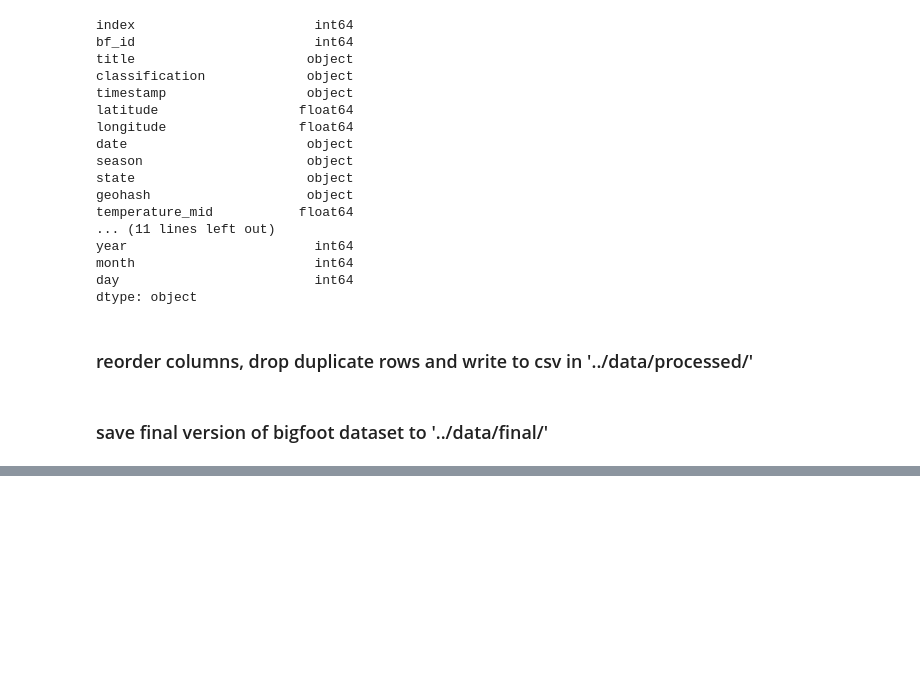
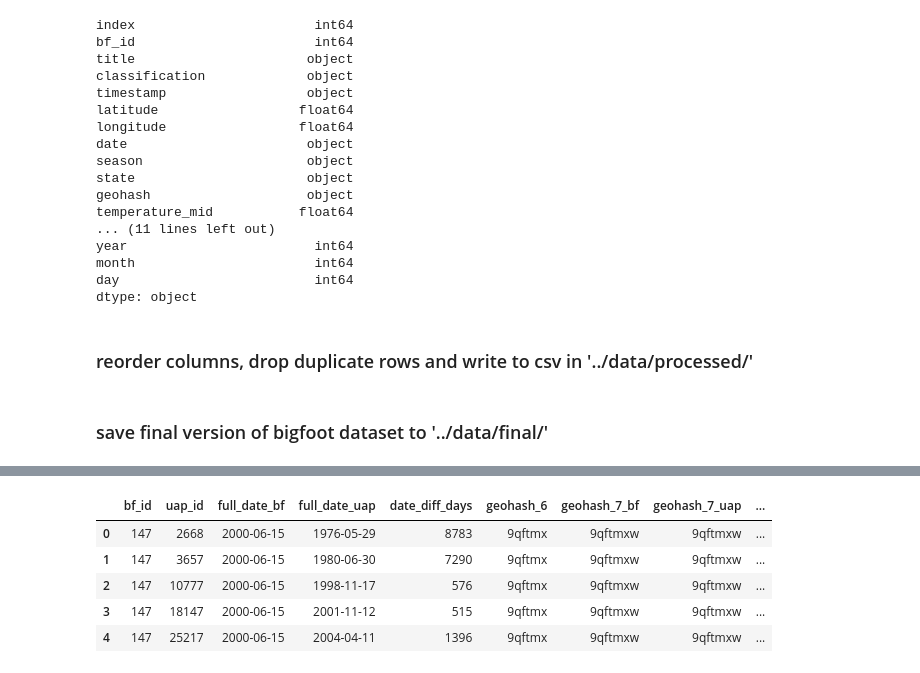
Before and after one commit to wslider/anomalous-sightings-archive, a Jupyter notebook: notebooks/data_analysis.ipynb, the cells around one changed output, grey strips where cells are left out. Drawn from its saved outputs; the diff is of its cells as text; code cells hidden in the pictures; blank space fills up the shorter version.

```diff
--- a/notebooks/data_analysis.ipynb
+++ b/notebooks/data_analysis.ipynb
@@ -978,0 +1110,18 @@ combined_bigfoot_df.to_csv("../data/final/bigfoot_reports.csv", index=False)
+# %%
+proximity_df = proximity_df[[
+    'bf_id', 'uap_id',
+    'full_date_bf', 'full_date_uap', 'date_diff_days',
+    'geohash_6', 'geohash_7_bf', 'geohash_7_uap',
+    'city', 'state_code',
+    'year_bf', 'year_uap',
+    'latitude_bf', 'longitude_bf', 'latitude_uap', 'longitude_uap'
+]]
+
+proximity_df.head()
+# %% [output]
+|  | bf_id | uap_id | full_date_bf | full_date_uap | date_diff_days | geohash_6 | geohash_7_bf | geohash_7_uap | ... |
+| 0 | 147 | 2668 | 2000-06-15 | 1976-05-29 | 8783 | 9qftmx | 9qftmxw | 9qftmxw | ... |
+| 1 | 147 | 3657 | 2000-06-15 | 1980-06-30 | 7290 | 9qftmx | 9qftmxw | 9qftmxw | ... |
+| 2 | 147 | 10777 | 2000-06-15 | 1998-11-17 | 576 | 9qftmx | 9qftmxw | 9qftmxw | ... |
+| 3 | 147 | 18147 | 2000-06-15 | 2001-11-12 | 515 | 9qftmx | 9qftmxw | 9qftmxw | ... |
+| 4 | 147 | 25217 | 2000-06-15 | 2004-04-11 | 1396 | 9qftmx | 9qftmxw | 9qftmxw | ... |
```
Also changed, not shown: parts of 28 cells of this notebook, 3 other files.
